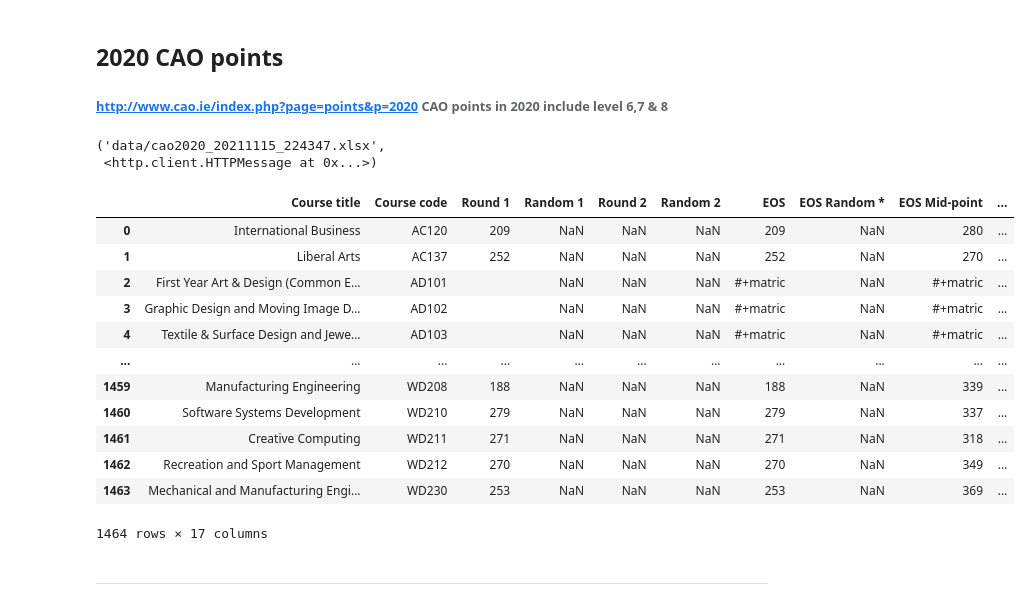
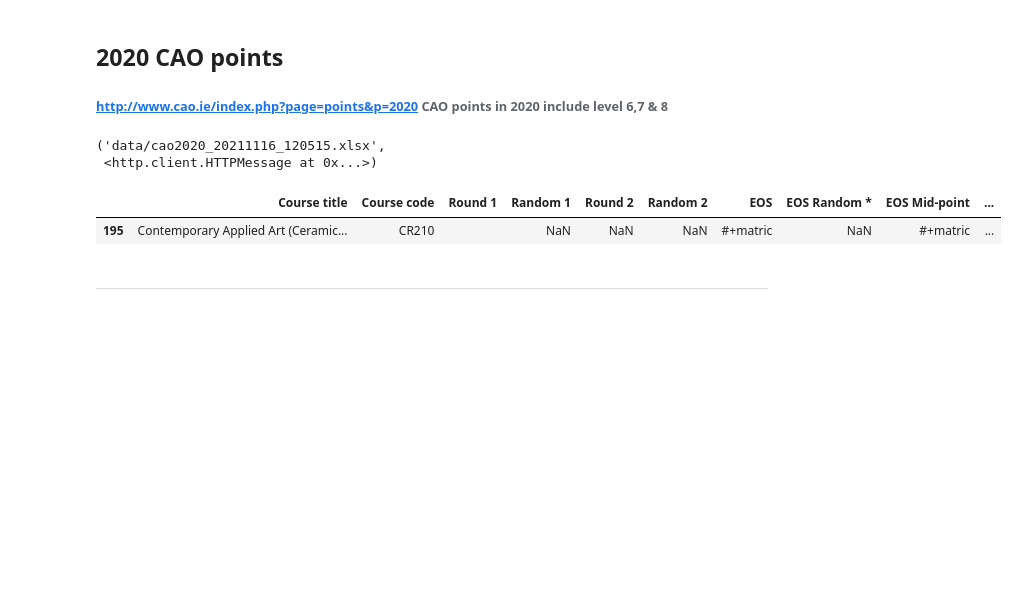
Before and after one commit to Jonish99/Fundamentals-of-Data-Analysis-Assessment, a Jupyter notebook: cao.ipynb, the cells around one changed output. Cells and saved outputs as stored; diff of their text form; code cells hidden in the pictures; blank space fills up the shorter version.

```diff
--- a/cao.ipynb
+++ b/cao.ipynb
@@ -322,59 +325,52 @@ import urllib.request as urlrq
 path = 'data/cao2020_' + nowstr + '.xlsx'
 
 #download to path
-urlrq.urlretrieve('http://www2.cao.ie/points/CAOPointsCharts2020.xlsx', path)
+urlrq.urlretrieve('http://www2.cao.ie/points/CAOPointsCharts2020.xlsx',\
+                  path)
 # %% [output]
-('data/cao2020_20211115_224347.xlsx',
+('data/cao2020_20211116_120515.xlsx',
  <http.client.HTTPMessage at 0x...>)
 # %%
 ###### Read the Excel file into a pandas dataframe
 # %%
 #download and parse the excel spreadsheet
 #skip first 10 rows
-df=pd.read_excel('http://www2.cao.ie/points/CAOPointsCharts2020.xlsx',skiprows=10)
+df=pd.read_excel('http://www2.cao.ie/points/CAOPointsCharts2020.xlsx',\
+                 skiprows=10)
 # %%
 #df.iloc[123]
 
 #check final row
 #delete unwanted columns
-df = df.drop(['CATEGORY (i.e.ISCED description)','avp','v','Column1','Column2',\
-              'Column3','Column4','Column5','Column6','Column7',\
-              'Column8'], 1)
+df = df.drop(['CATEGORY (i.e.ISCED description)','avp','v','Column1',\
+              'Column2','Column3','Column4','Column5','Column6',\
+              'Column7','Column8'], 1)
 df = df.rename(columns={'COURSE TITLE': 'Course title',\
                         'COURSE CODE2': 'Course code',\
                         'R1 POINTS':'Round 1','R2 POINTS':'Round 2',\
                         'R1 Random *':'Random 1',\
                         'R2 Random*':'Random 2'})
 
 df['Year'] =2020
 df['Portfolios_other1'] =''
 df['Portfolios_other2'] =''
 df['AQA1'] =''
 df['AQA2'] =''
 #https://towardsdatascience.com/check-for-a-substring-in-a-pandas-dataframe-column-4b949f64852
 
 #Pulling out AQA, # and  placing into own column.
-df.loc[df['Round 1'].str.contains('#',na=False) , 'Portfolios_other1'] = '#'
+df.loc[df['Round 1'].str.contains('#',na=False) ,\
+       'Portfolios_other1'] = '#'
 df.loc[df['Round 1'].str.contains('#',na=False) , 'Round 1'] = ''
-df.loc[df['Round 2'].str.contains('#',na=False) , 'Portfolios_other2'] = '#'
+df.loc[df['Round 2'].str.contains('#',na=False) ,\
+       'Portfolios_other2'] = '#'
 df.loc[df['Round 2'].str.contains('#',na=False) , 'Round 2'] = ''
 df.loc[df['Round 1'].str.contains('AQA',na=False) , 'AQA1'] = 'AQA'
 df.loc[df['Round 2'].str.contains('AQA',na=False) , 'AQA2'] = ''
-display (df)
+display (df.loc[df['Course code']=='CR210']) # check we are picking up commas in csv fields
 # %% [output]
 |  | Course title | Course code | Round 1 | Random 1 | Round 2 | Random 2 | EOS | EOS Random * | EOS Mid-point | ... |
-| 0 | International Business | AC120 | 209 | NaN | NaN | NaN | 209 | NaN | 280 | ... |
-| 1 | Liberal Arts | AC137 | 252 | NaN | NaN | NaN | 252 | NaN | 270 | ... |
-| 2 | First Year Art & Design (Common E... | AD101 |  | NaN | NaN | NaN | #+matric | NaN | #+matric | ... |
-| 3 | Graphic Design and Moving Image D... | AD102 |  | NaN | NaN | NaN | #+matric | NaN | #+matric | ... |
-| 4 | Textile & Surface Design and Jewe... | AD103 |  | NaN | NaN | NaN | #+matric | NaN | #+matric | ... |
-| ... | ... | ... | ... | ... | ... | ... | ... | ... | ... | ... |
-| 1459 | Manufacturing Engineering | WD208 | 188 | NaN | NaN | NaN | 188 | NaN | 339 | ... |
-| 1460 | Software Systems Development | WD210 | 279 | NaN | NaN | NaN | 279 | NaN | 337 | ... |
-| 1461 | Creative Computing | WD211 | 271 | NaN | NaN | NaN | 271 | NaN | 318 | ... |
-| 1462 | Recreation and Sport Management | WD212 | 270 | NaN | NaN | NaN | 270 | NaN | 349 | ... |
-| 1463 | Mechanical and Manufacturing Engi... | WD230 | 253 | NaN | NaN | NaN | 253 | NaN | 369 | ... |
+| 195 | Contemporary Applied Art (Ceramic... | CR210 |  | NaN | NaN | NaN | #+matric | NaN | #+matric | ... |
-1464 rows × 17 columns
 # %% [markdown]
 ***
 # %% [markdown]
```
Also changed, not shown: parts of 6 cells of this notebook.
